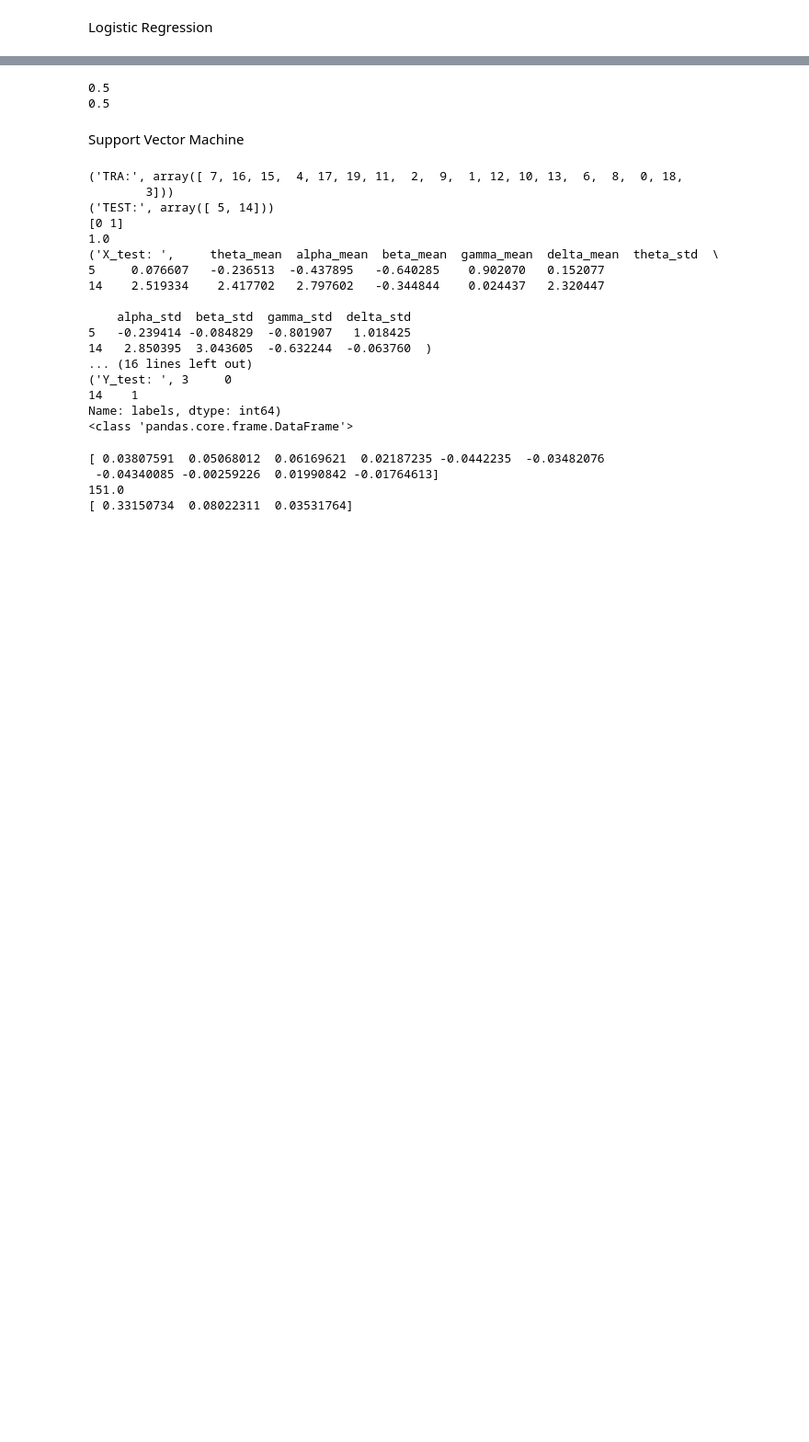
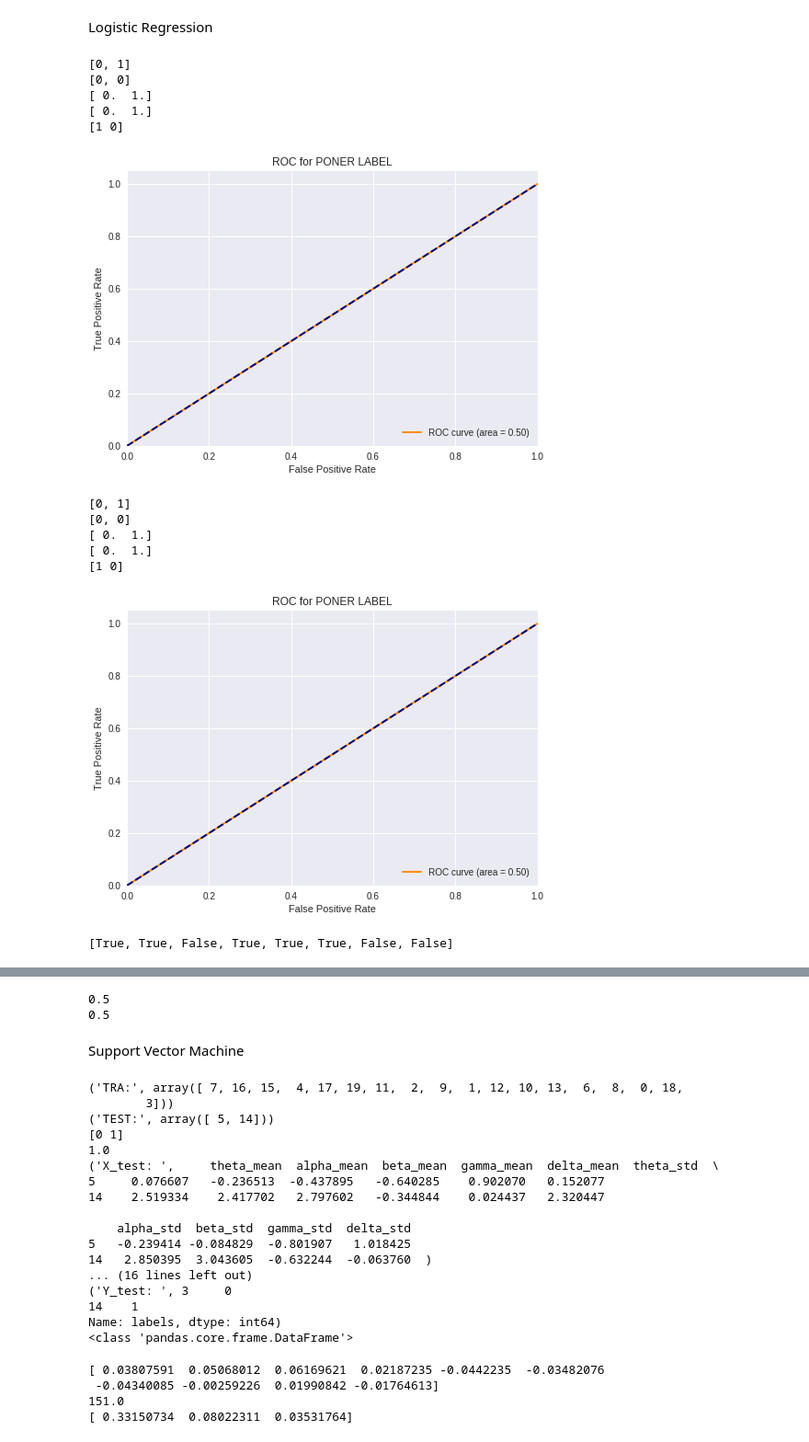
Before and after one commit to MascittiJA/CienciaDatos, a Jupyter notebook: TP3/tp3.ipynb, the cells around one changed output, grey strips where cells are left out. Shown at 92% size. Drawn from its saved outputs; the diff is of its cells as text; code cells hidden in the pictures; blank space fills up the shorter version.

Commit message:
algunas pruebas de roc para logistic

```diff
--- a/TP3/tp3.ipynb
+++ b/TP3/tp3.ipynb
@@ -190,4 +213,61 @@ for feature in (column_names_mean + column_names_std):
 # %% [markdown]
 Logistic Regression
+# %%
+from sklearn.linear_model import LogisticRegression
+
+feature = 'delta_mean'
+X =  tabla.loc[:,feature]
+y = tabla.loc[:,'labels']
+sss = StratifiedShuffleSplit(n_splits=2, test_size=0.1, random_state=0)
+
+for train_index, test_index in sss.split(X, y):
+    X_train, X_test = X[train_index].values.reshape(-1, 1), X[test_index].values.reshape(-1, 1)
+    y_train, y_test = y[train_index].values.reshape(-1, 1), y[test_index].values.reshape(-1, 1)
+    clf = LogisticRegression().fit(X_train, y_train)
+    y_predicted = [y for y in clf.predict(X_test)]
+    y_test = [val for sublist in y_test for val in sublist]
+    fpr, tpr, thresholds = metrics.roc_curve(y_test, y_predicted, pos_label=1, drop_intermediate=False)
+
+    roc_auc = metrics.auc(fpr, tpr)
+    print(y_test)
+    print(y_predicted)
+    print(fpr)
+    print(tpr)
+    print(thresholds)
+
+    plt.figure()
+    lw = 2
+    plt.plot(fpr, tpr, color='darkorange',
+             lw=lw, label='ROC curve (area = %0.2f)' % roc_auc)
+    plt.plot([0, 1], [0, 1], color='navy', lw=lw, linestyle='--')
+    plt.xlim([0.0, 1.0])
+    plt.ylim([0.0, 1.05])
+
+
+    plt.xlabel('False Positive Rate')
+    plt.ylabel('True Positive Rate')
+    plt.title('ROC for {0}'.format("PONER LABEL"))
+    plt.legend(loc="lower right")
+    plt.show()
+# %% [output]
+[0, 1]
+[0, 0]
+[ 0.  1.]
+[ 0.  1.]
+[1 0]
+[figure, added]
+[0, 1]
+[0, 0]
+[ 0.  1.]
+[ 0.  1.]
+[1 0]
+[figure, added]
+# %%
+a = [1,0,0,1,1,1,1,0]
+b = [1,0,1,1,1,1,0,1]
+
+[x == y for (x,y) in zip(a,b)]
+# %% [output]
+[True, True, False, True, True, True, False, False]
 # %%
 for feature in (column_names_mean + column_names_std):
```
Also changed, not shown: parts of 6 cells of this notebook.
